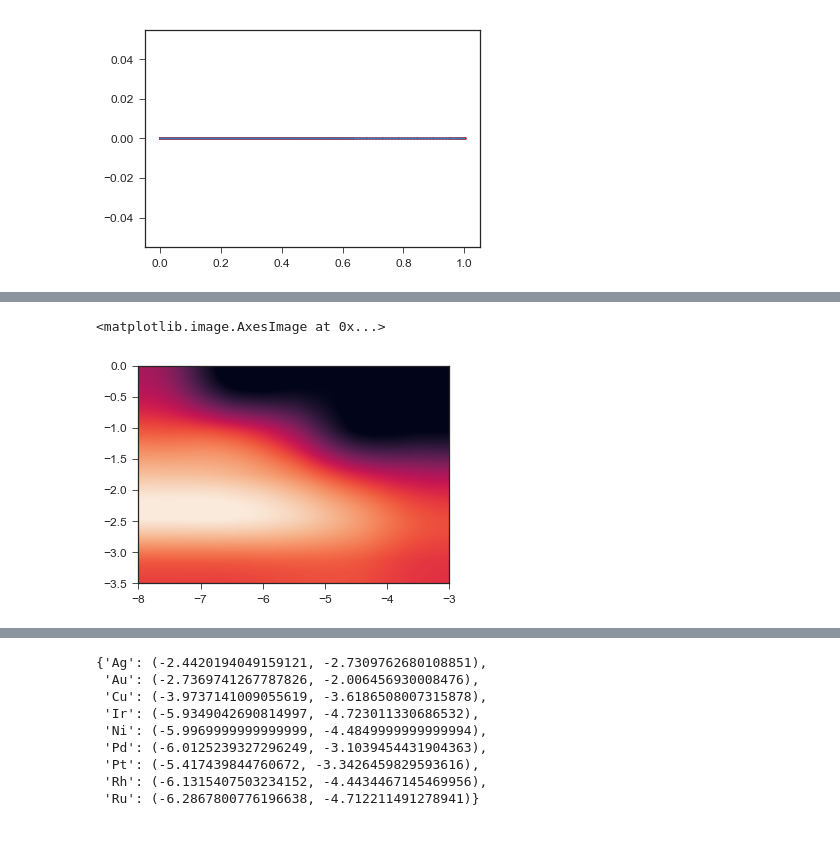
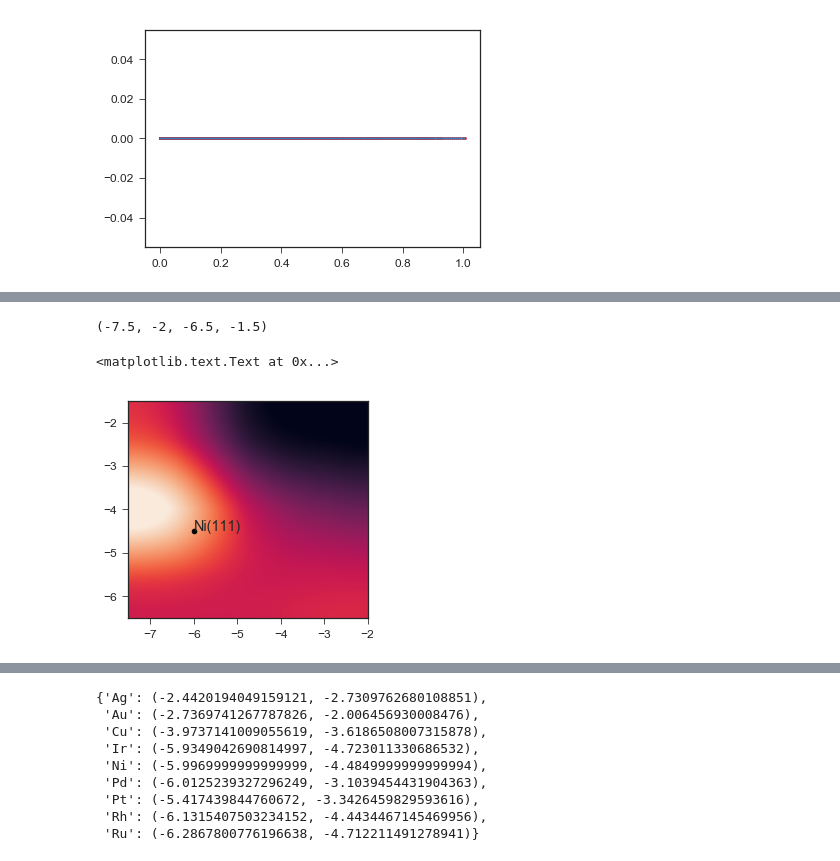
Before and after one commit to rwest/linear-scaling-tests, a Jupyter notebook: RMG-Cat-dry-reforming.ipynb, the cells around one changed output, grey strips where cells are left out. Drawn from its saved outputs; the diff is of its cells as text; code cells hidden in the pictures.

Commit message:
Revised heat map. Small grid

```diff
--- a/RMG-Cat-dry-reforming.ipynb
+++ b/RMG-Cat-dry-reforming.ipynb
@@ -410,6 +341,0 @@ TypeError: ('__init__() takes at least 3 arguments (1 given)', <class 'subproces
-# %%
-data = get_pandas_data(directory(-8., -0.875))
-rename_columns(data)
-d=data[['CO']]
-ax = plt.axes()
-d.plot.line(ax=ax)
@@ -452,7 +367,7 @@ def get_max_co(experiment):
 highest_co = max([float(get_max_co(e)) for e in experiments])
 # %%
 ax = plt.axes()
-for experiment in experiments[10:11]:
+for experiment in experiments:
     print experiment
     data = get_data(experiment)
     (data[['CO']]/highest_co).plot.line(ax=ax)
@@ -704,5 +605,5 @@ log_rates = np.log(fixed_rates)
 # %%
-rate_grid = np.reshape(log_rates, (5,5))
+rate_grid = np.reshape(log_rates, (grid_size,grid_size))
 # %%
 ax = sns.heatmap(rate_grid)
 # %% [output]
@@ -710,5 +611,12 @@ ax = sns.heatmap(rate_grid)
+# %%
+extent = carbon_range + oxygen_range
+extent
+# %% [output]
+(-7.5, -2, -6.5, -1.5)
 # %%
-plt.imshow(rate_grid, interpolation='spline16', origin='lower', extent=(-8,-3, -3.5,0), aspect='equal')
+plt.imshow(rate_grid, interpolation='spline16', origin='lower', extent=extent, aspect='equal')
+plt.plot(-5.997, -4.485, 'ok')
+plt.text(-5.997, -4.485, 'Ni(111)')
 # %% [output]
-<matplotlib.image.AxesImage at 0x...>
+<matplotlib.text.Text at 0x...>
-[figure, old version]
+[figure, new version]
```
Also changed, not shown: parts of 21 cells of this notebook, 2 other files.
